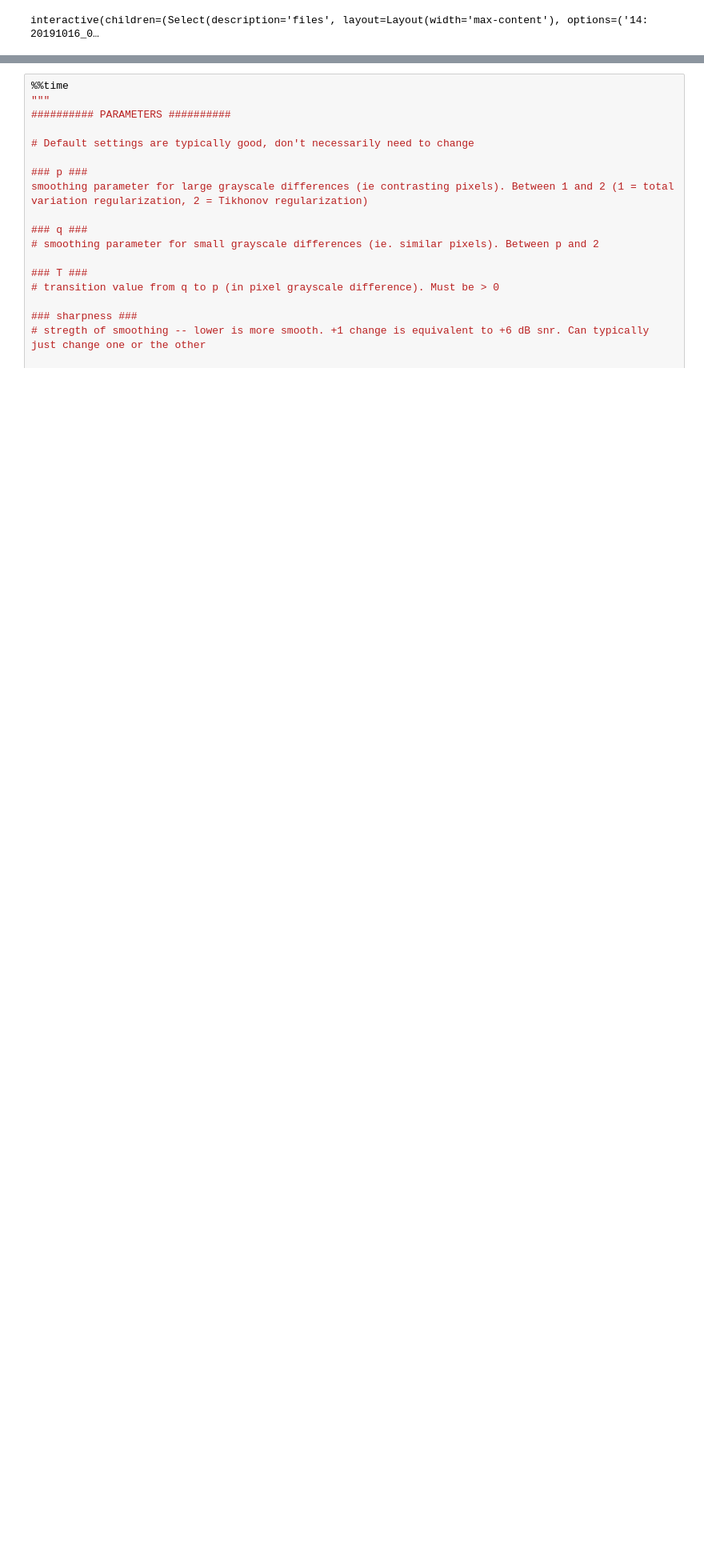
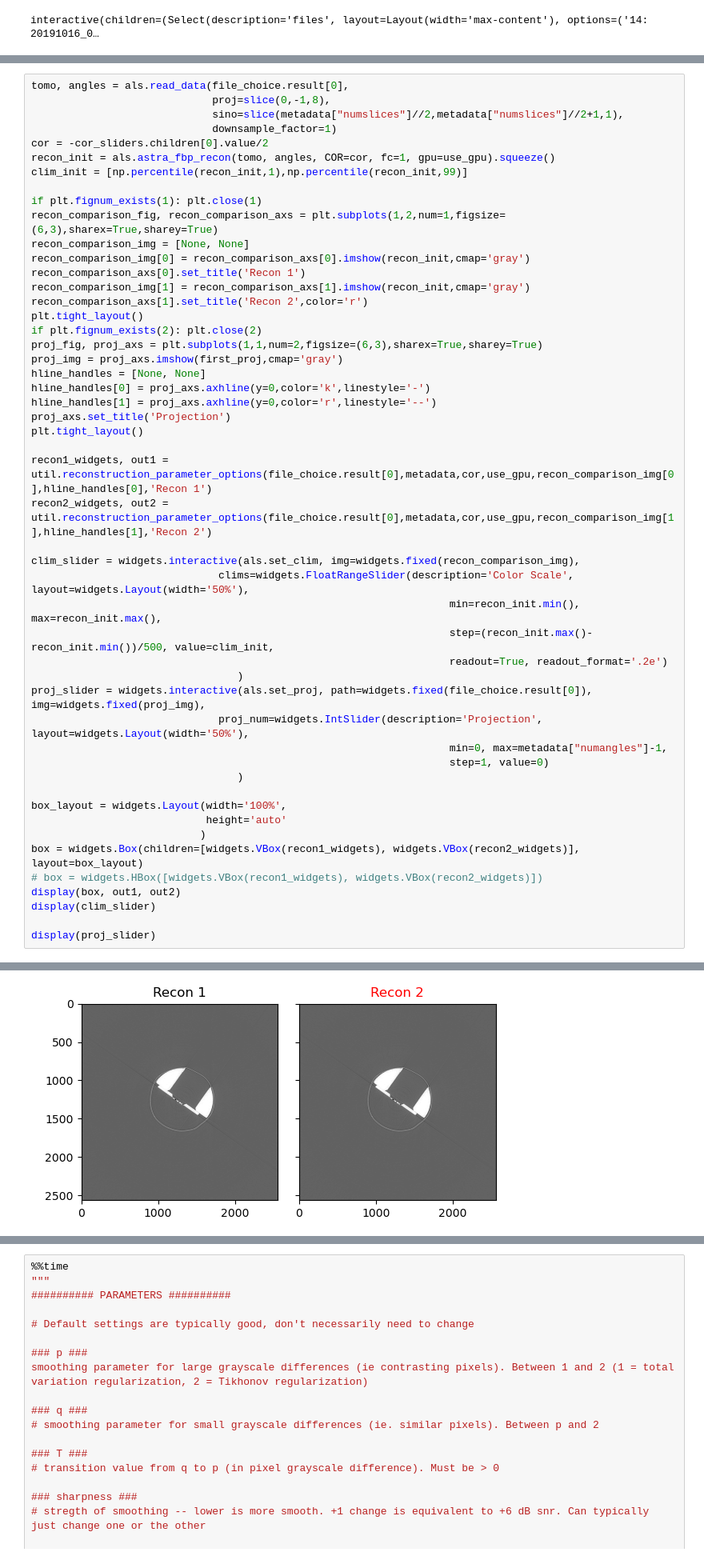
Before and after one commit to als-computing/microct, a Jupyter notebook: ALS_recon.ipynb, the cells around one changed output, grey strips where cells are left out. Shown at 80% size. Drawn from its saved outputs; the diff is of its cells as text; blank space fills up the shorter version.

```diff
--- a/ALS_recon.ipynb
+++ b/ALS_recon.ipynb
@@ -157,0 +98,51 @@ Wall time: 22.6 s
+# %%
+tomo, angles = als.read_data(file_choice.result[0],
+                             proj=slice(0,-1,8),
+                             sino=slice(metadata["numslices"]//2,metadata["numslices"]//2+1,1),
+                             downsample_factor=1)
+cor = -cor_sliders.children[0].value/2
+recon_init = als.astra_fbp_recon(tomo, angles, COR=cor, fc=1, gpu=use_gpu).squeeze()
+clim_init = [np.percentile(recon_init,1),np.percentile(recon_init,99)]
+
+if plt.fignum_exists(1): plt.close(1)
+recon_comparison_fig, recon_comparison_axs = plt.subplots(1,2,num=1,figsize=(6,3),sharex=True,sharey=True)
+recon_comparison_img = [None, None]
+recon_comparison_img[0] = recon_comparison_axs[0].imshow(recon_init,cmap='gray')
+recon_comparison_axs[0].set_title('Recon 1')
+recon_comparison_img[1] = recon_comparison_axs[1].imshow(recon_init,cmap='gray')
+recon_comparison_axs[1].set_title('Recon 2',color='r')
+plt.tight_layout()
+if plt.fignum_exists(2): plt.close(2)
+proj_fig, proj_axs = plt.subplots(1,1,num=2,figsize=(6,3),sharex=True,sharey=True)
+proj_img = proj_axs.imshow(first_proj,cmap='gray')
+hline_handles = [None, None]
+hline_handles[0] = proj_axs.axhline(y=0,color='k',linestyle='-')
+hline_handles[1] = proj_axs.axhline(y=0,color='r',linestyle='--')
+proj_axs.set_title('Projection')
+plt.tight_layout()
+
+recon1_widgets, out1 = util.reconstruction_parameter_options(file_choice.result[0],metadata,cor,use_gpu,recon_comparison_img[0],hline_handles[0],'Recon 1')
+recon2_widgets, out2 = util.reconstruction_parameter_options(file_choice.result[0],metadata,cor,use_gpu,recon_comparison_img[1],hline_handles[1],'Recon 2')
+
+clim_slider = widgets.interactive(als.set_clim, img=widgets.fixed(recon_comparison_img),
+                              clims=widgets.FloatRangeSlider(description='Color Scale', layout=widgets.Layout(width='50%'),
+                                                                   min=recon_init.min(), max=recon_init.max(),
+                                                                   step=(recon_init.max()-recon_init.min())/500, value=clim_init,
+                                                                   readout=True, readout_format='.2e')
+                                 )
+proj_slider = widgets.interactive(als.set_proj, path=widgets.fixed(file_choice.result[0]), img=widgets.fixed(proj_img),
+                              proj_num=widgets.IntSlider(description='Projection', layout=widgets.Layout(width='50%'),
+                                                                   min=0, max=metadata["numangles"]-1,
+                                                                   step=1, value=0)
+                                 )
+
+box_layout = widgets.Layout(width='100%',
+                            height='auto'
+                           )
+box = widgets.Box(children=[widgets.VBox(recon1_widgets), widgets.VBox(recon2_widgets)], layout=box_layout)
+# box = widgets.HBox([widgets.VBox(recon1_widgets), widgets.VBox(recon2_widgets)])
+display(box, out1, out2)
+display(clim_slider)
+
+display(proj_slider)
+# %% [output]
@@ -157,0 +154 @@ Wall time: 22.6 s
+[figure, added]
```
Also changed, not shown: parts of 32 cells of this notebook, 6 other files.
